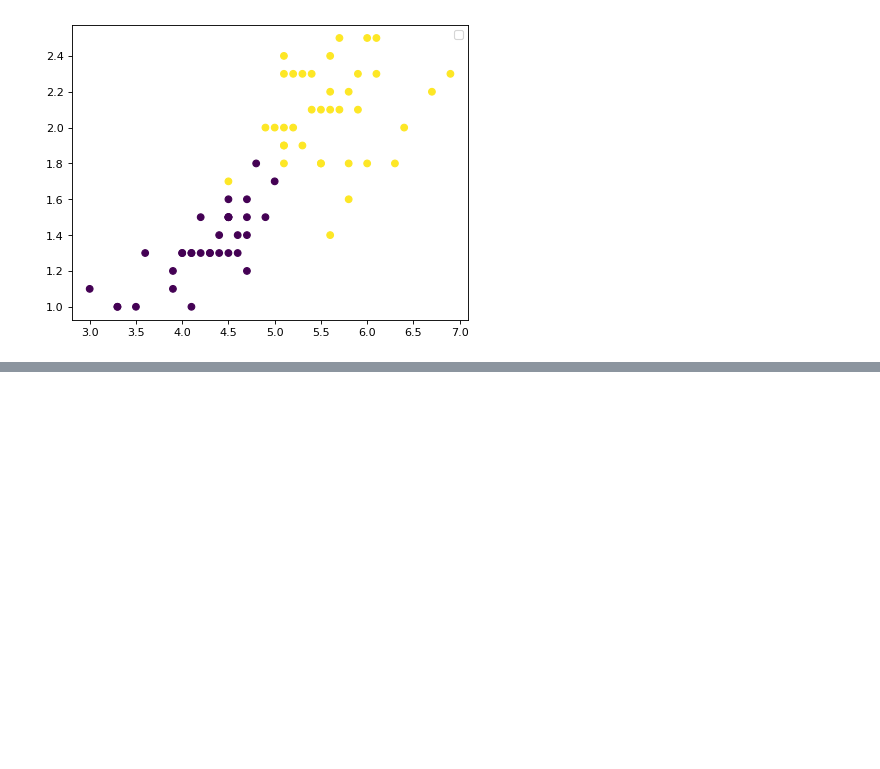
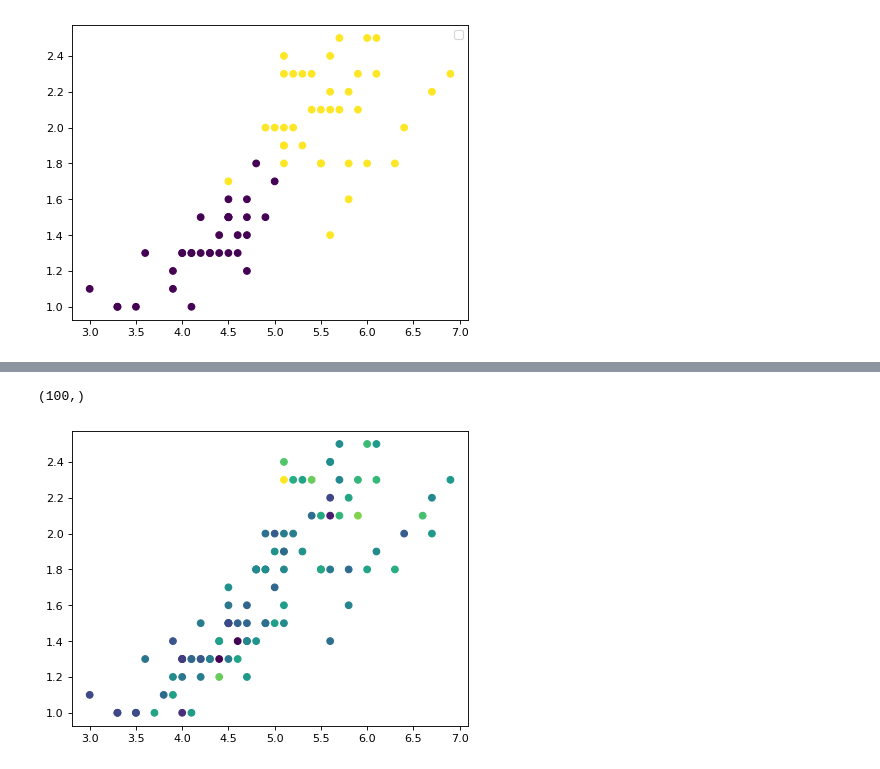
Before and after one commit to Nerobite/features_building_models, a Jupyter notebook: Loss functions and optimization.ipynb, the cells around one changed output, grey strips where cells are left out. Drawn from its saved outputs; the diff is of its cells as text; code cells hidden in the pictures; blank space fills up the shorter version.

```diff
--- a/Loss functions and optimization.ipynb
+++ b/Loss functions and optimization.ipynb
@@ -354,0 +423,11 @@ No artists with labels found to put in legend.  Note that artists whose label st
+# %%
+Y.shape
+# %% [output]
+(100,)
+# %%
+Y =  2*X[:, 1]+ 3*X[:, 2] + 1 + np.random.normal(scale=5, size=N)
+
+plt.scatter(x=X[:, 1], y=X[:, 2], c=Y)
+plt.show()
+# %% [output]
+[figure, added]
```
Also changed, not shown: parts of 14 cells of this notebook.
